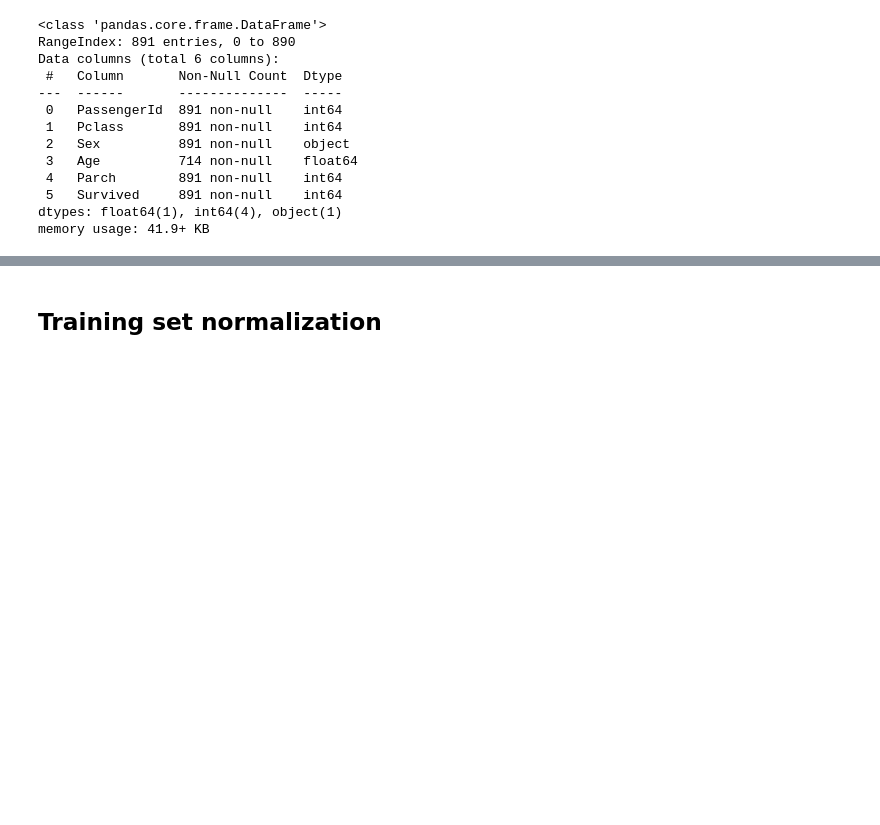
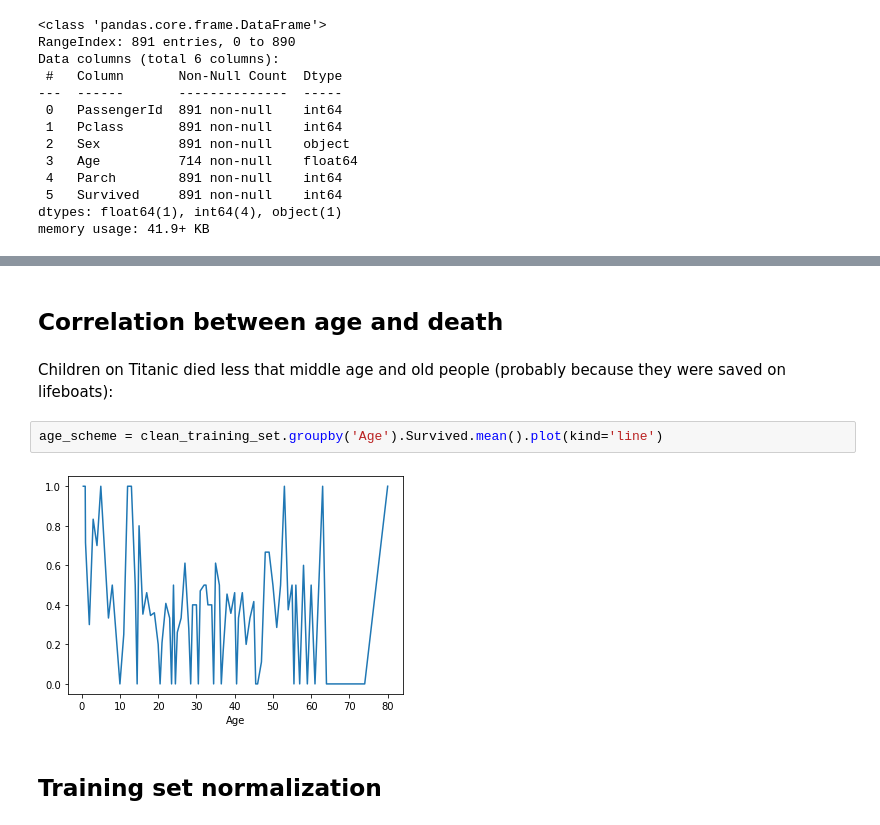
Before and after one commit to Fedege98/TitanicKaggle, a Jupyter notebook: titanicchallenge.ipynb, the cells around one changed output, grey strips where cells are left out. Cells and saved outputs as stored; diff of their text form; blank space fills up the shorter version.

Commit message:
Kaggle Notebook | TitanicChallenge | Version 4

```diff
--- a/titanicchallenge.ipynb
+++ b/titanicchallenge.ipynb
@@ -110,3 +129,11 @@ memory usage: 41.9+ KB
+# %% [markdown]
+## Correlation between age and death
+# %% [markdown]
+Children on Titanic died less that middle age and old people (probably because they were saved on lifeboats):
+# %%
+age_scheme = clean_training_set.groupby('Age').Survived.mean().plot(kind='line')
+# %% [output]
+[figure, added]
 # %% [markdown]
 ## Training set normalization
 # %% [markdown]
```
Also changed, not shown: parts of 11 cells of this notebook.
